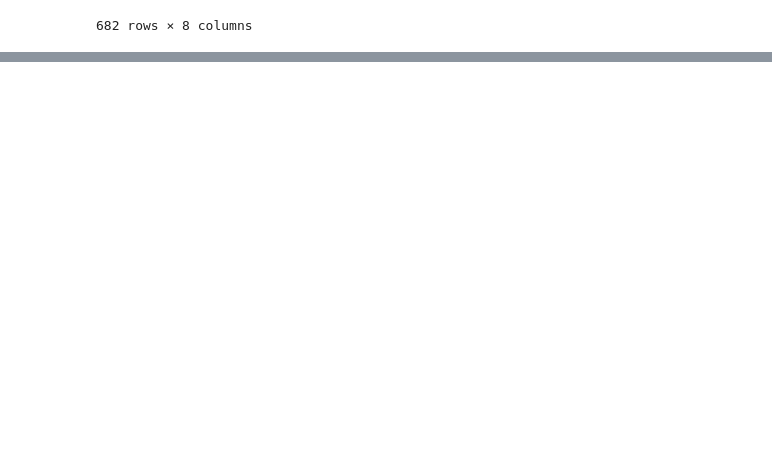
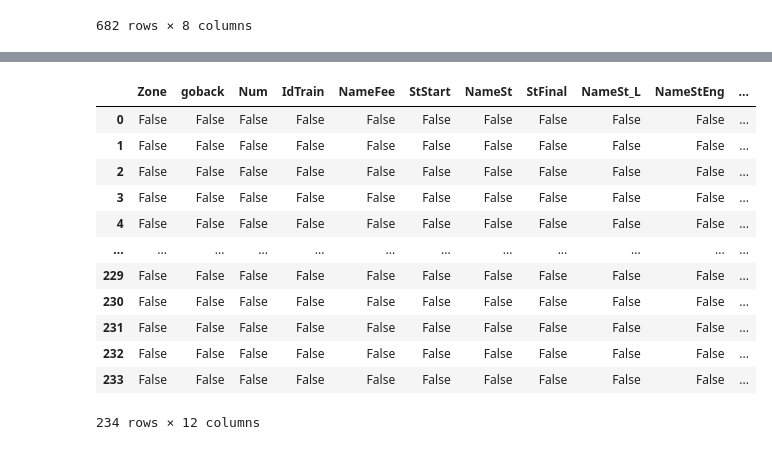
Before and after one commit to ThanikPimpiban/DWDM21, a Jupyter notebook: Project_final.ipynb, the cells around one changed output, grey strips where cells are left out. Saved outputs shown, nothing was run; the diff lists cells and outputs as text; code cells hidden in the pictures; blank space fills up the shorter version.

```diff
--- a/Project_final.ipynb
+++ b/Project_final.ipynb
@@ -311,0 +115,16 @@ Ex_1[['station_code','NAMET']]
+# %%
+data_t.isnull() ##ดูค่า Missing ในตาราง data_t
+# %% [output]
+|  | Zone | goback | Num | IdTrain | NameFee | StStart | NameSt | StFinal | NameSt_L | NameStEng | ... |
+| 0 | False | False | False | False | False | False | False | False | False | False | ... |
+| 1 | False | False | False | False | False | False | False | False | False | False | ... |
+| 2 | False | False | False | False | False | False | False | False | False | False | ... |
+| 3 | False | False | False | False | False | False | False | False | False | False | ... |
+| 4 | False | False | False | False | False | False | False | False | False | False | ... |
+| ... | ... | ... | ... | ... | ... | ... | ... | ... | ... | ... | ... |
+| 229 | False | False | False | False | False | False | False | False | False | False | ... |
+| 230 | False | False | False | False | False | False | False | False | False | False | ... |
+| 231 | False | False | False | False | False | False | False | False | False | False | ... |
+| 232 | False | False | False | False | False | False | False | False | False | False | ... |
+| 233 | False | False | False | False | False | False | False | False | False | False | ... |
+234 rows × 12 columns
```
Also changed, not shown: parts of 84 cells of this notebook.
